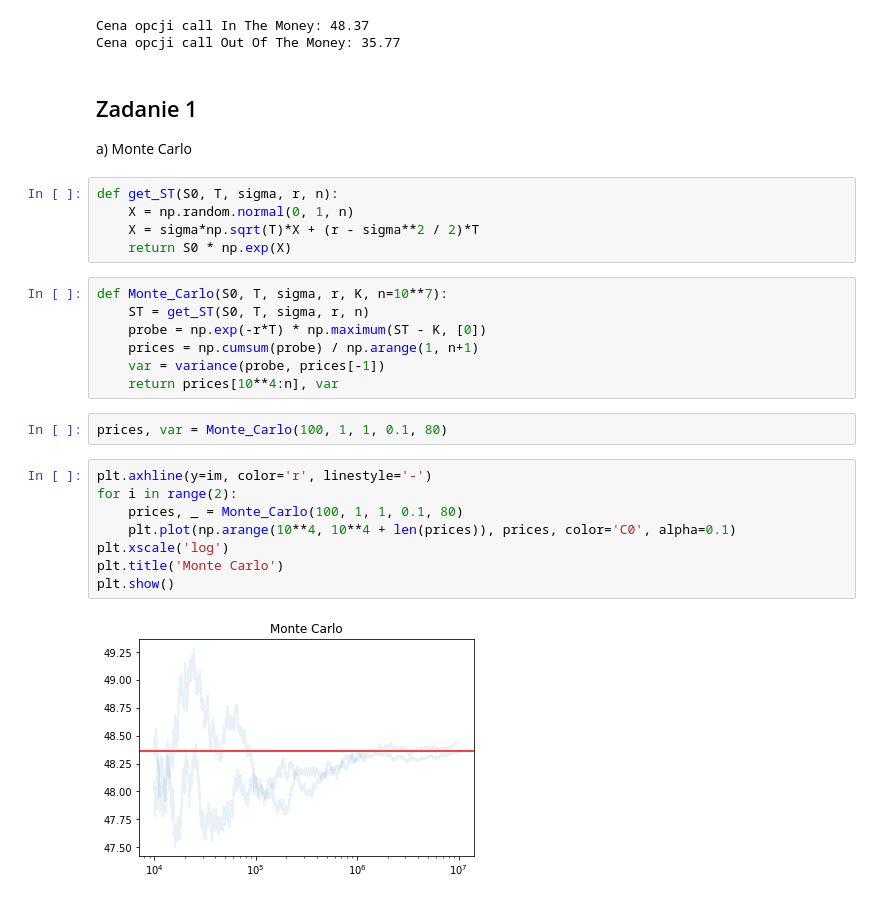
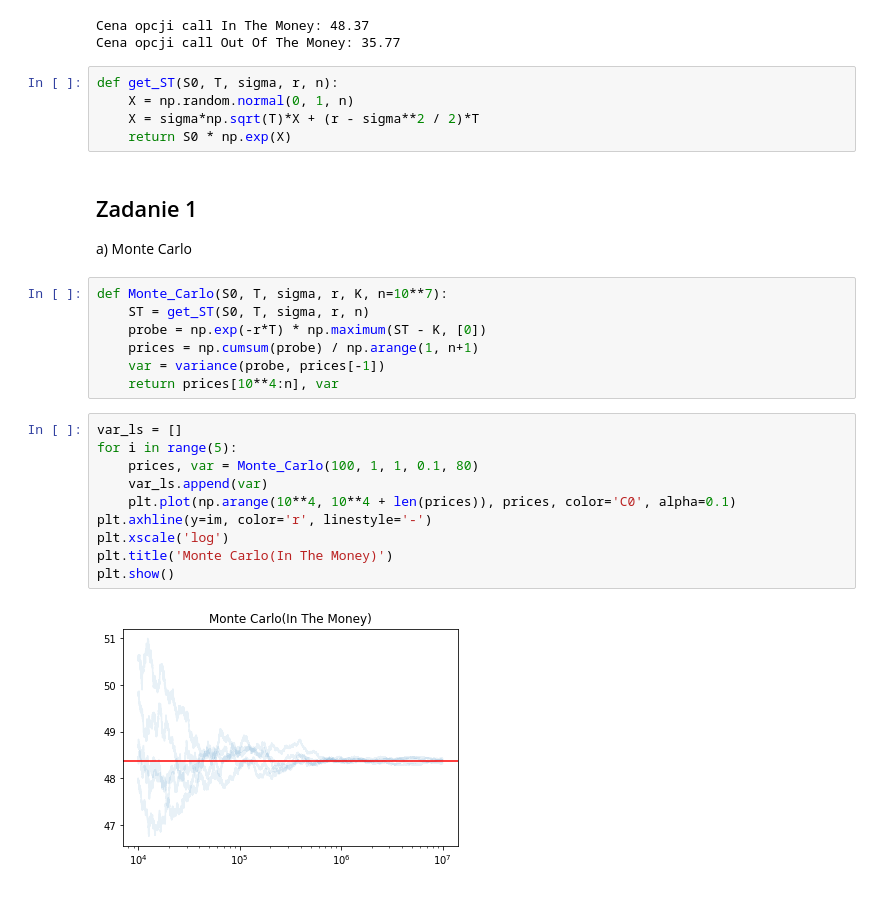
Before and after one commit to gekas145/MF, a Jupyter notebook: lab5.ipynb, the cells around one changed output. Cells and saved outputs as stored; diff of their text form.

```diff
--- a/lab5.ipynb
+++ b/lab5.ipynb
@@ -21,14 +21,14 @@ print(f'Cena opcji call Out Of The Money: {om:.2f}')
 # %% [output]
 Cena opcji call In The Money: 48.37
 Cena opcji call Out Of The Money: 35.77
+# %%
+def get_ST(S0, T, sigma, r, n):
+    X = np.random.normal(0, 1, n)
+    X = sigma*np.sqrt(T)*X + (r - sigma**2 / 2)*T
+    return S0 * np.exp(X)
 # %% [markdown]
 ## Zadanie 1
 a) Monte Carlo
-# %%
-def get_ST(S0, T, sigma, r, n):
-    X = np.random.normal(0, 1, n)
-    X = sigma*np.sqrt(T)*X + (r - sigma**2 / 2)*T
-    return S0 * np.exp(X)
 # %%
 def Monte_Carlo(S0, T, sigma, r, K, n=10**7):
     ST = get_ST(S0, T, sigma, r, n)
@@ -36,15 +36,15 @@ def Monte_Carlo(S0, T, sigma, r, K, n=10**7):
     prices = np.cumsum(probe) / np.arange(1, n+1)
     var = variance(probe, prices[-1])
     return prices[10**4:n], var
-# %%
-prices, var = Monte_Carlo(100, 1, 1, 0.1, 80)
 # %%
+var_ls = []
+for i in range(5):
+    prices, var = Monte_Carlo(100, 1, 1, 0.1, 80)
+    var_ls.append(var)
+    plt.plot(np.arange(10**4, 10**4 + len(prices)), prices, color='C0', alpha=0.1)
 plt.axhline(y=im, color='r', linestyle='-')
-for i in range(2):
-    prices, _ = Monte_Carlo(100, 1, 1, 0.1, 80)
-    plt.plot(np.arange(10**4, 10**4 + len(prices)), prices, color='C0', alpha=0.1)
 plt.xscale('log')
-plt.title('Monte Carlo')
+plt.title('Monte Carlo(In The Money)')
 plt.show()
 # %% [output]
-[figure, old version]
+[figure, new version]
```
Also changed, not shown: parts of 4 cells of this notebook.
